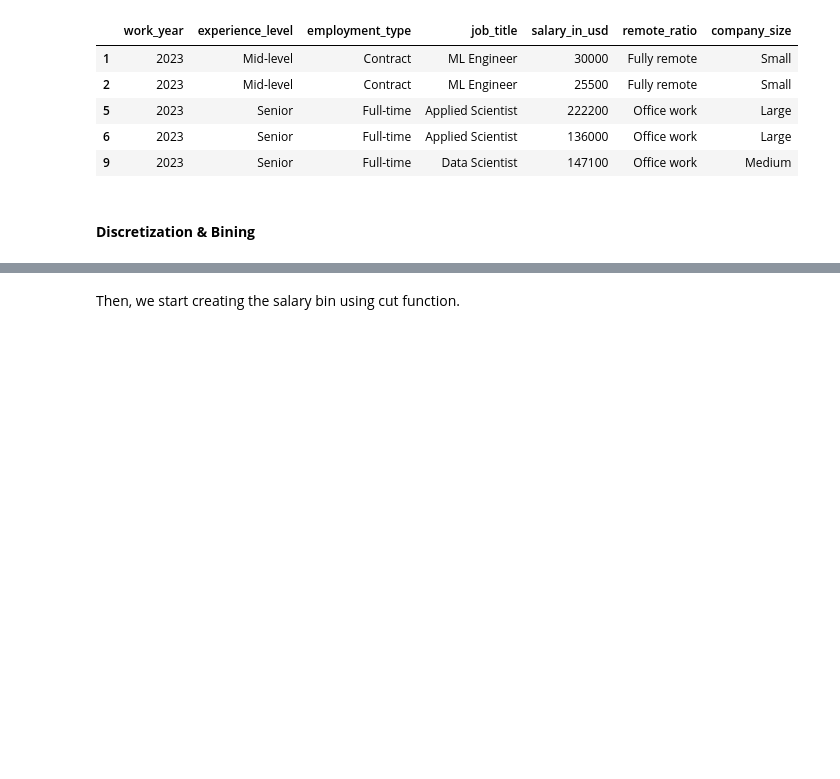
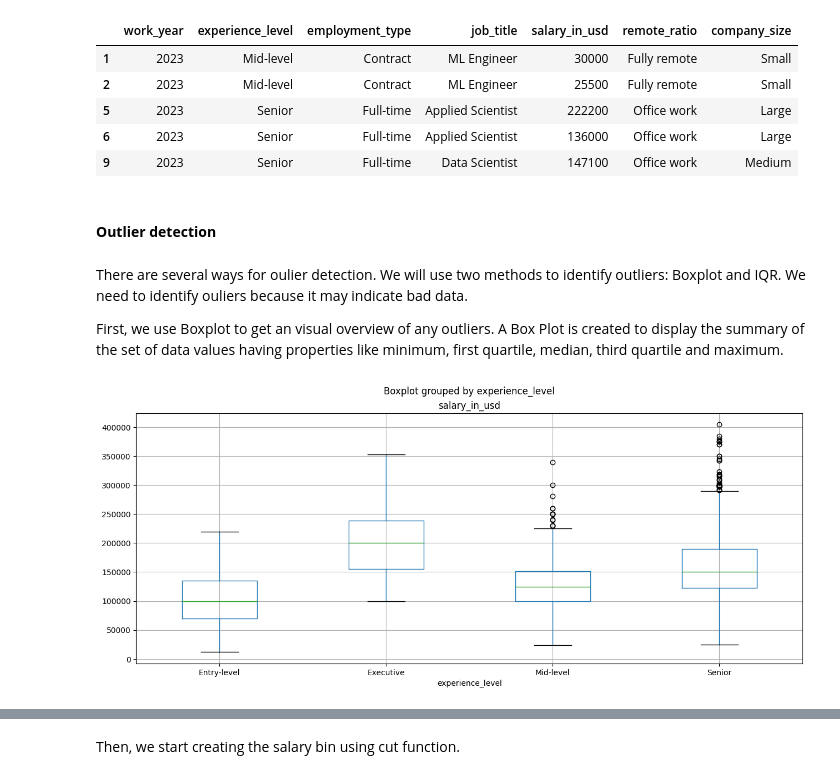
Before and after one commit to andylovecloud/Data, a Jupyter notebook: GroupHCDD.ipynb, the cells around one changed output, grey strips where cells are left out. Saved outputs shown, nothing was run; the diff lists cells and outputs as text; code cells hidden in the pictures; blank space fills up the shorter version.

```diff
--- a/GroupHCDD.ipynb
+++ b/GroupHCDD.ipynb
@@ -280,5 +280,16 @@ df_salary.head()
 | 5 | 2023 | Senior | Full-time | Applied Scientist | 222200 | Office work | Large |
 | 6 | 2023 | Senior | Full-time | Applied Scientist | 136000 | Office work | Large |
 | 9 | 2023 | Senior | Full-time | Data Scientist | 147100 | Office work | Medium |
-# %% [markdown]
-#### **Discretization & Bining**
+# %% [markdown]
+#### **Outlier detection**
+# %% [markdown]
+There are several ways for oulier detection. We will use two methods to identify outliers: Boxplot and IQR.
+We need to identify ouliers because it may indicate bad data.
+
+First, we use Boxplot to get an visual overview of any outliers. A Box Plot is created to display the summary of the set of data values having properties like minimum, first quartile, median, third quartile and maximum.
+# %%
+# Define outliers by using Boxplot
+df_salary.boxplot(column='salary_in_usd', by='experience_level', figsize=(15,6))
+plt.show()
+# %% [output]
+[figure, added]
```
Also changed, not shown: parts of 104 cells of this notebook.
